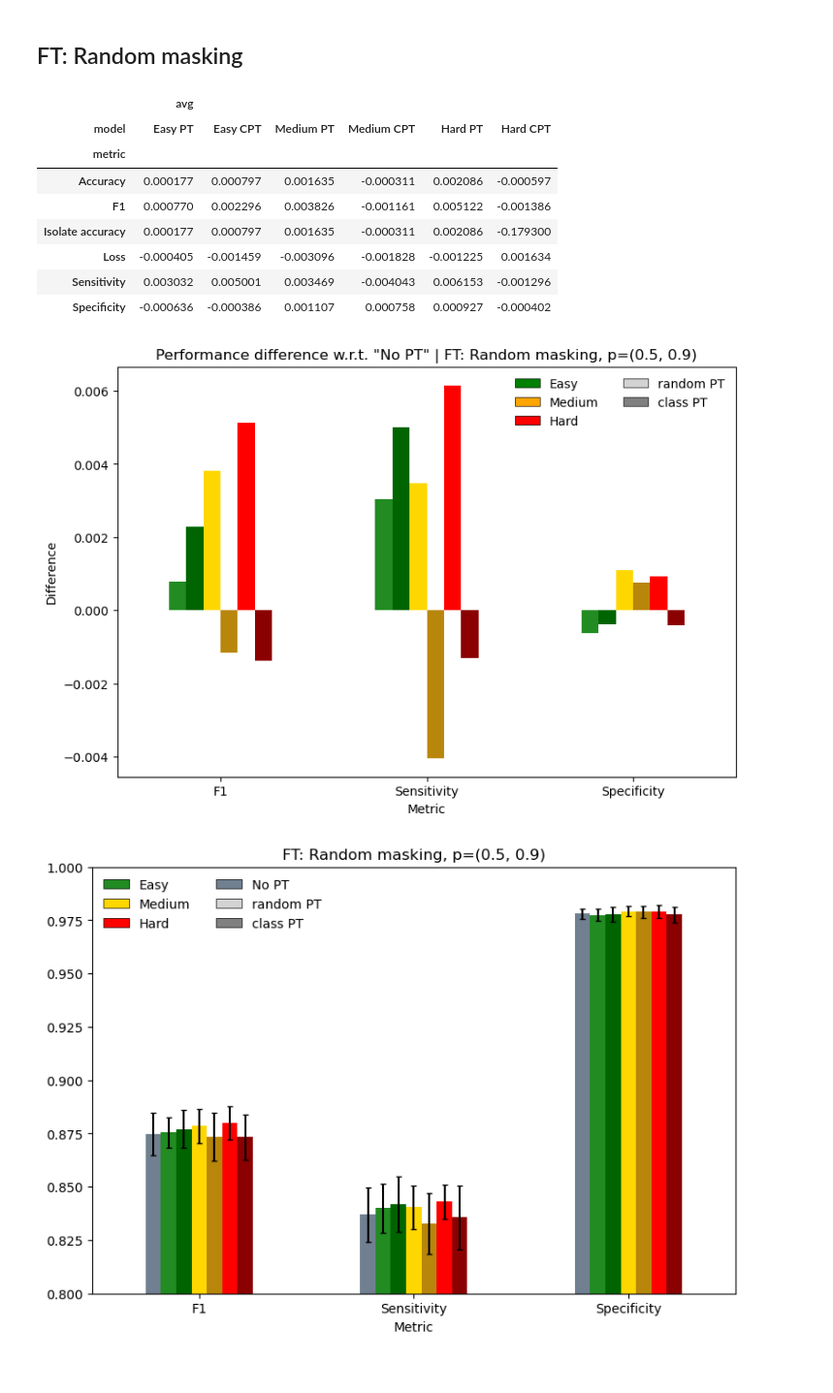
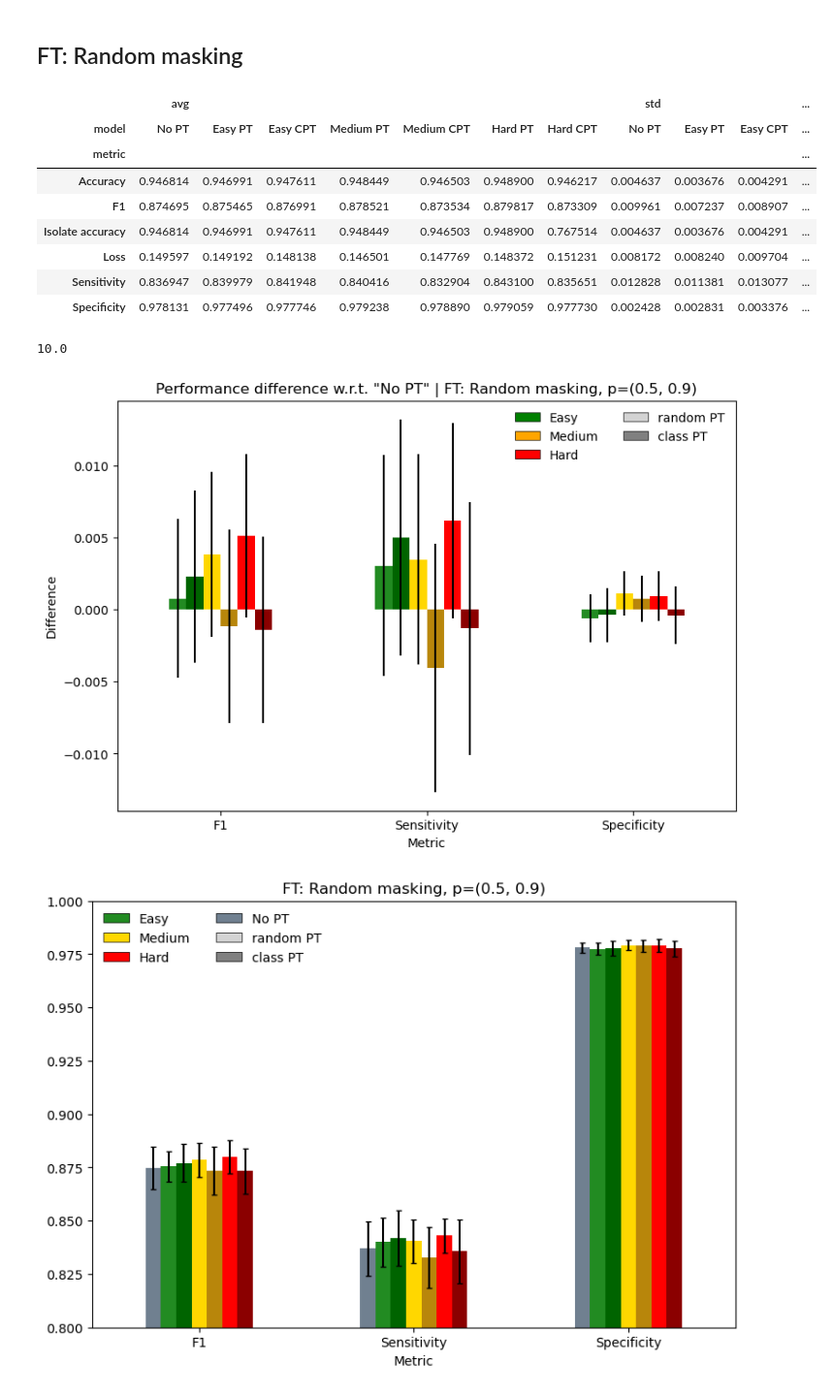
Before and after one commit to jespeols/ARFusion, a Jupyter notebook: CV_analysis.ipynb, the cells around one changed output. Shown at 97% size. Drawn from its saved outputs; the diff is of its cells as text; code cells hidden in the pictures.

```diff
--- a/CV_analysis.ipynb
+++ b/CV_analysis.ipynb
@@ -539,48 +539,60 @@ plot_metric_by_ab_with_distr(df_CV_ab, 'F1', show_distr_std=False)
 # %%
 ## No pre-training
 with open(os.path.join(BASE_DIR, 'results', 'MM', 'FT_noPT_0.5_0.9', 'CV_results.pkl'), 'rb') as f:
     res_noPT = CPU_Unpickler(f).load()
 
 ## PT: Random masking
 with open(os.path.join(BASE_DIR, 'results', 'MM', 'FT_easyPT_0.5_0.9', 'CV_results.pkl'), 'rb') as f:
     res_rnd_easyPT = CPU_Unpickler(f).load()
 with open(os.path.join(BASE_DIR, 'results', 'MM', 'FT_mediumPT_0.5_0.9', 'CV_results.pkl'), 'rb') as f:
     res_rnd_mediumPT = CPU_Unpickler(f).load()
 with open(os.path.join(BASE_DIR, 'results', 'MM', 'FT_hardPT_0.5_0.9', 'CV_results.pkl'), 'rb') as f:
     res_rnd_hardPT = CPU_Unpickler(f).load()
 
 ## PT: Class masking
 with open(os.path.join(BASE_DIR, 'results', 'MM', 'FT_easyCPT_0.5_0.9', 'CV_results.pkl'), 'rb') as f:
     res_class_easyPT = CPU_Unpickler(f).load()
 with open(os.path.join(BASE_DIR, 'results', 'MM', 'FT_mediumCPT_0.5_0.9', 'CV_results.pkl'), 'rb') as f:
     res_class_mediumPT = CPU_Unpickler(f).load()
 with open(os.path.join(BASE_DIR, 'results', 'MM', 'FT_hardCPT_0.5_0.9', 'CV_results.pkl'), 'rb') as f:
     res_class_hardPT = CPU_Unpickler(f).load()
 
 model_names = ['No PT', 'Easy PT', 'Easy CPT', 'Medium PT', 'Medium CPT', 'Hard PT', 'Hard CPT']
 colors = ['slategray', 'forestgreen', 'darkgreen', 'gold', 'darkgoldenrod', 'red', 'darkred']
 results_dict_list = [res_noPT, res_rnd_easyPT, res_class_easyPT, res_rnd_mediumPT, res_class_mediumPT, res_rnd_hardPT, res_class_hardPT]
 
 df_CV_list = [get_average_and_std_df(results_dict) for results_dict in results_dict_list]
 df_CV = pd.concat(df_CV_list, keys=model_names, names=['model']).reset_index(level=1, drop=True).set_index('metric', append=True).unstack(level=0)
 df_CV = df_CV.reindex(columns=model_names, level=1)
-df_avg = df_CV.drop(('avg', 'No PT'), axis=1).drop('std', axis=1)
-for i in range(df_avg.shape[0]):
-    df_avg.iloc[i, :] = df_avg.iloc[i, :] - df_CV.loc[:, ('avg', 'No PT')].values[i]
-df_avg
+df_diff = df_CV.drop(('avg', 'No PT'), axis=1).drop(('std', 'No PT'), axis=1)
+for i in range(df_diff.shape[0]):
+    df_diff.iloc[i, :].loc['avg'] = df_diff.iloc[i, :] - df_CV.loc[:, ('avg', 'No PT')].values[i]
+    std_1 = df_diff.iloc[i, :].loc['std'].values**2/5
+    std_2 = df_CV.loc[:, ('std', 'No PT')].values[i]**2/5
+    df_diff.iloc[i, :].loc['std'] = np.sqrt(std_1 + std_2) # standard error of the difference of means
+df_diff
 # %% [output]
-|  | avg |  |  |  |  |  |
-| model | Easy PT | Easy CPT | Medium PT | Medium CPT | Hard PT | Hard CPT |
-| metric |  |  |  |  |  |  |
-| Accuracy | 0.000177 | 0.000797 | 0.001635 | -0.000311 | 0.002086 | -0.000597 |
-| F1 | 0.000770 | 0.002296 | 0.003826 | -0.001161 | 0.005122 | -0.001386 |
-| Isolate accuracy | 0.000177 | 0.000797 | 0.001635 | -0.000311 | 0.002086 | -0.179300 |
-| Loss | -0.000405 | -0.001459 | -0.003096 | -0.001828 | -0.001225 | 0.001634 |
-| Sensitivity | 0.003032 | 0.005001 | 0.003469 | -0.004043 | 0.006153 | -0.001296 |
-| Specificity | -0.000636 | -0.000386 | 0.001107 | 0.000758 | 0.000927 | -0.000402 |
+|  | avg |  |  |  |  |  |  | std |  |  | ... |
+| model | No PT | Easy PT | Easy CPT | Medium PT | Medium CPT | Hard PT | Hard CPT | No PT | Easy PT | Easy CPT | ... |
+| metric |  |  |  |  |  |  |  |  |  |  | ... |
+| Accuracy | 0.946814 | 0.946991 | 0.947611 | 0.948449 | 0.946503 | 0.948900 | 0.946217 | 0.004637 | 0.003676 | 0.004291 | ... |
+| F1 | 0.874695 | 0.875465 | 0.876991 | 0.878521 | 0.873534 | 0.879817 | 0.873309 | 0.009961 | 0.007237 | 0.008907 | ... |
+| Isolate accuracy | 0.946814 | 0.946991 | 0.947611 | 0.948449 | 0.946503 | 0.948900 | 0.767514 | 0.004637 | 0.003676 | 0.004291 | ... |
+| Loss | 0.149597 | 0.149192 | 0.148138 | 0.146501 | 0.147769 | 0.148372 | 0.151231 | 0.008172 | 0.008240 | 0.009704 | ... |
+| Sensitivity | 0.836947 | 0.839979 | 0.841948 | 0.840416 | 0.832904 | 0.843100 | 0.835651 | 0.012828 | 0.011381 | 0.013077 | ... |
+| Specificity | 0.978131 | 0.977496 | 0.977746 | 0.979238 | 0.978890 | 0.979059 | 0.977730 | 0.002428 | 0.002831 | 0.003376 | ... |
+# %%
+N = 100
+train_share = 0.1
+val_share = 0.2
+n = (1-val_share)*N
+train_size = n * train_share/(1-val_share)
+print(train_size)
+# %% [output]
+10.0
 # %%
 fig, ax = plt.subplots(figsize=(9, 6))
-df_avg.drop(drop_metrics).plot(kind='bar', rot=0, figsize=(9, 6), color=colors[1:], ax=ax)
+df_diff.drop(drop_metrics).plot(kind='bar', y='avg', yerr='std', rot=0, figsize=(9, 6), color=colors[1:], ax=ax)
 ax.set_title('Performance difference w.r.t. "No PT" | FT: Random masking, p=(0.5, 0.9)')
 ax.set_xlabel('Metric')
 ax.set_ylabel('Difference')
@@ -601,7 +613,7 @@ savepath = os.path.join(BASE_DIR, 'results', 'figures', 'M_02_21', 'rndFT_rel_di
 plt.savefig(savepath, bbox_inches='tight', dpi=300, transparent=True)
 plt.show()
 # %% [output]
-[figure, old version]
+[figure, new version]
 # %%
 colors = ['slategray', 'forestgreen', 'darkgreen', 'gold', 'darkgoldenrod', 'red', 'darkred']
 df_CV.drop(drop_metrics).plot(kind='bar', y='avg', yerr='std', rot=0, figsize=(9, 6), capsize=2, ecolor='k', color=colors)
```
Also changed, not shown: parts of 3 cells of this notebook, 3 other files.
